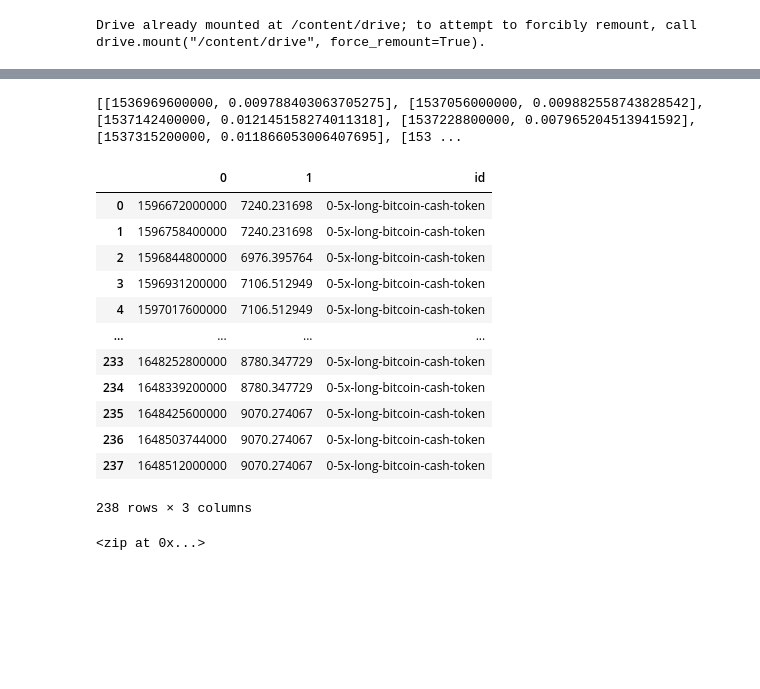
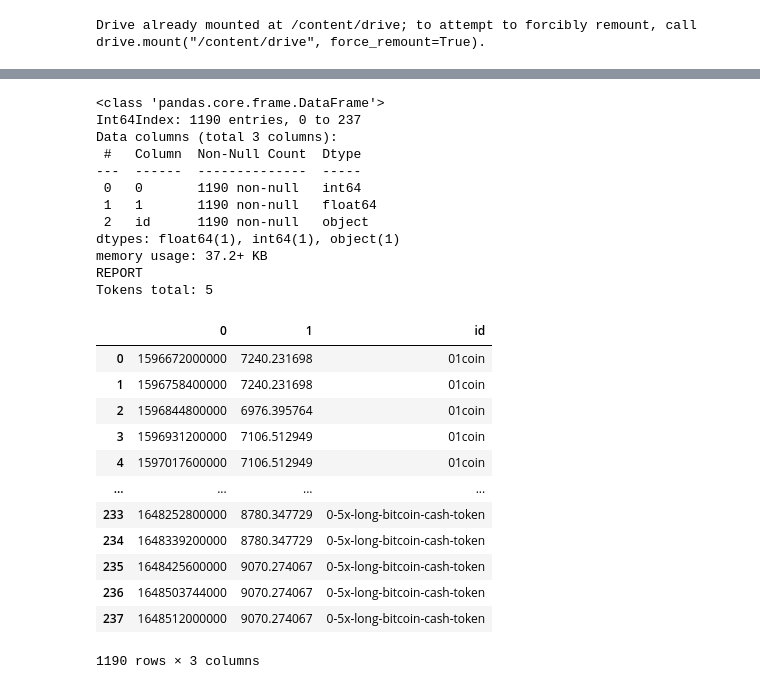
Before and after one commit to custom-hyper/CoinGeckoAPI, a Jupyter notebook: CoinGecko_price.ipynb, the cells around one changed output, grey strips where cells are left out. Drawn from its saved outputs; the diff is of its cells as text; code cells hidden in the pictures; blank space fills up the shorter version.

```diff
--- a/CoinGecko_price.ipynb
+++ b/CoinGecko_price.ipynb
@@ -166,39 +178,52 @@ len(single)
-# %%
-import itertools
-n
-print(list(itertools.chain(*df['prices'])))
-
-
-for i in single['prices']:
-  print(pd.json_normalize(single['prices'][i]))
-# %% [output]
-[[1536969600000, 0.009788403063705275], [1537056000000, 0.009882558743828542], [1537142400000, 0.012145158274011318], [1537228800000, 0.007965204513941592], [1537315200000, 0.011866053006407695], [153 ...
 # %%
 import numpy as np
+import pandas as pd
 
-flat_list = []
+frames=[]
 
 for rows in single['id']:
   for i in single['prices']:
 
     df = pd.DataFrame(i)
     df['id'] = rows
-df
+
+  frames.append(df)
+
+combined = pd.concat(frames)
+
+tokens = len(combined['id'].unique())
+
+combined.to_csv(path+'/CoinGecko_prices.csv')
+combined.info()
+
+print('REPORT ')
+print('Tokens total: '+ str(tokens))
 # %% [output]
-|  | 0 | 1 | id |
-| 0 | 1596672000000 | 7240.231698 | 0-5x-long-bitcoin-cash-token |
-| 1 | 1596758400000 | 7240.231698 | 0-5x-long-bitcoin-cash-token |
-| 2 | 1596844800000 | 6976.395764 | 0-5x-long-bitcoin-cash-token |
-| 3 | 1596931200000 | 7106.512949 | 0-5x-long-bitcoin-cash-token |
-| 4 | 1597017600000 | 7106.512949 | 0-5x-long-bitcoin-cash-token |
-| ... | ... | ... | ... |
-| 233 | 1648252800000 | 8780.347729 | 0-5x-long-bitcoin-cash-token |
-| 234 | 1648339200000 | 8780.347729 | 0-5x-long-bitcoin-cash-token |
-| 235 | 1648425600000 | 9070.274067 | 0-5x-long-bitcoin-cash-token |
-| 236 | 1648503744000 | 9070.274067 | 0-5x-long-bitcoin-cash-token |
-| 237 | 1648512000000 | 9070.274067 | 0-5x-long-bitcoin-cash-token |
-238 rows × 3 columns
+<class 'pandas.core.frame.DataFrame'>
+Int64Index: 1190 entries, 0 to 237
+Data columns (total 3 columns):
+ #   Column  Non-Null Count  Dtype
+---  ------  --------------  -----
+ 0   0       1190 non-null   int64
+ 1   1       1190 non-null   float64
+ 2   id      1190 non-null   object
+dtypes: float64(1), int64(1), object(1)
+memory usage: 37.2+ KB
+REPORT
+Tokens total: 5
-# %%
-df['prices.date'], df['prices.price'] = zip(*df.prices)
-# %% [output]
-<zip at 0x...>
+# %%
+combined
+# %% [output]
+|  | 0 | 1 | id |
+| 0 | 1596672000000 | 7240.231698 | 01coin |
+| 1 | 1596758400000 | 7240.231698 | 01coin |
+| 2 | 1596844800000 | 6976.395764 | 01coin |
+| 3 | 1596931200000 | 7106.512949 | 01coin |
+| 4 | 1597017600000 | 7106.512949 | 01coin |
+| ... | ... | ... | ... |
+| 233 | 1648252800000 | 8780.347729 | 0-5x-long-bitcoin-cash-token |
+| 234 | 1648339200000 | 8780.347729 | 0-5x-long-bitcoin-cash-token |
+| 235 | 1648425600000 | 9070.274067 | 0-5x-long-bitcoin-cash-token |
+| 236 | 1648503744000 | 9070.274067 | 0-5x-long-bitcoin-cash-token |
+| 237 | 1648512000000 | 9070.274067 | 0-5x-long-bitcoin-cash-token |
+1190 rows × 3 columns
```
Also changed, not shown: parts of 4 cells of this notebook.
